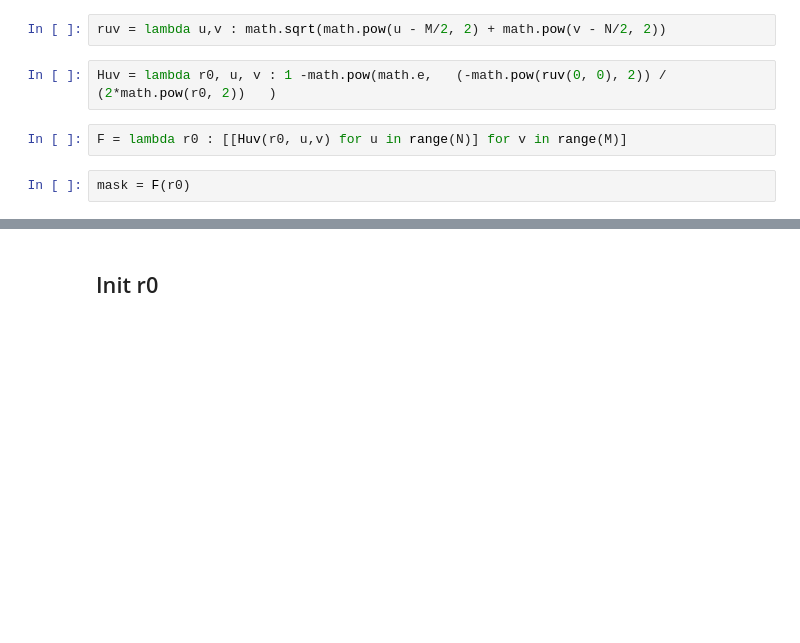
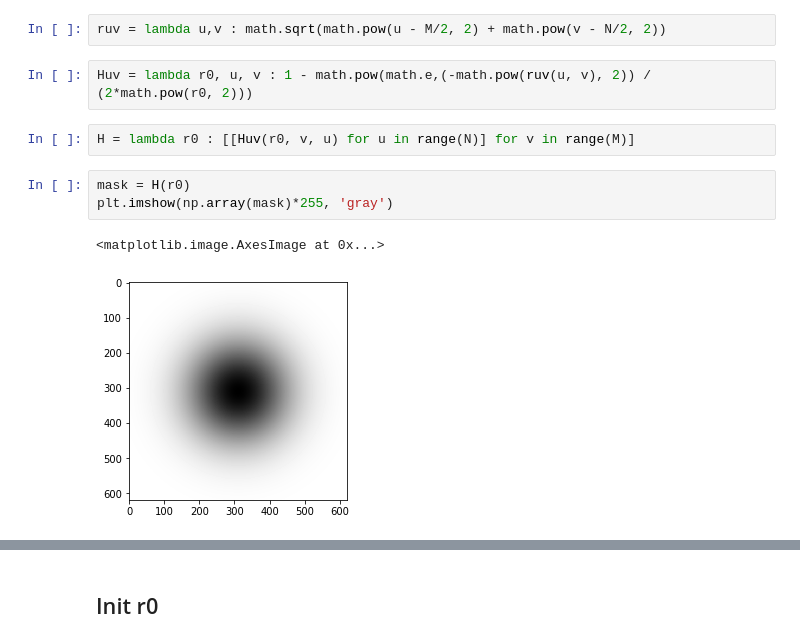
Before and after one commit to bdintu/image-processing, a Jupyter notebook: lab3/lab3-2.ipynb, the cells around one changed output, grey strips where cells are left out. Cells and saved outputs as stored; diff of their text form; blank space fills up the shorter version.

```diff
--- a/lab3/lab3-2.ipynb
+++ b/lab3/lab3-2.ipynb
@@ -40,11 +42,15 @@ r0
 # %%
 ruv = lambda u,v : math.sqrt(math.pow(u - M/2, 2) + math.pow(v - N/2, 2))
 # %%
-Huv = lambda r0, u, v : 1 -math.pow(math.e,   (-math.pow(ruv(0, 0), 2)) / (2*math.pow(r0, 2))   )
+Huv = lambda r0, u, v : 1 - math.pow(math.e,(-math.pow(ruv(u, v), 2)) / (2*math.pow(r0, 2)))
 # %%
-F = lambda r0 : [[Huv(r0, u,v) for u in range(N)] for v in range(M)]
+H = lambda r0 : [[Huv(r0, v, u) for u in range(N)] for v in range(M)]
-# %%
-mask = F(r0)
+# %%
+mask = H(r0)
+plt.imshow(np.array(mask)*255, 'gray')
+# %% [output]
+<matplotlib.image.AxesImage at 0x...>
+[figure, added]
 # %%
 img_back = np.fft.ifft2(mask * fshift)
 img_back = np.round(np.abs(img_back))
```
Also changed, not shown: parts of 10 cells of this notebook.
